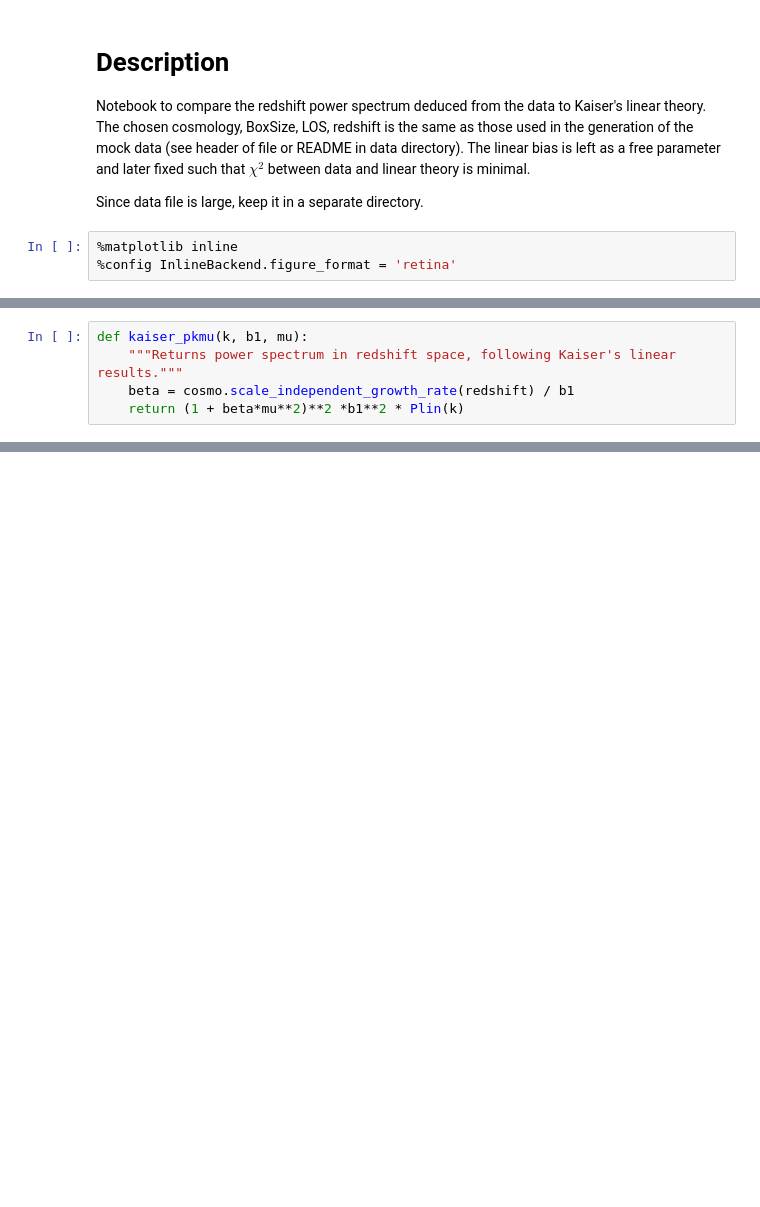
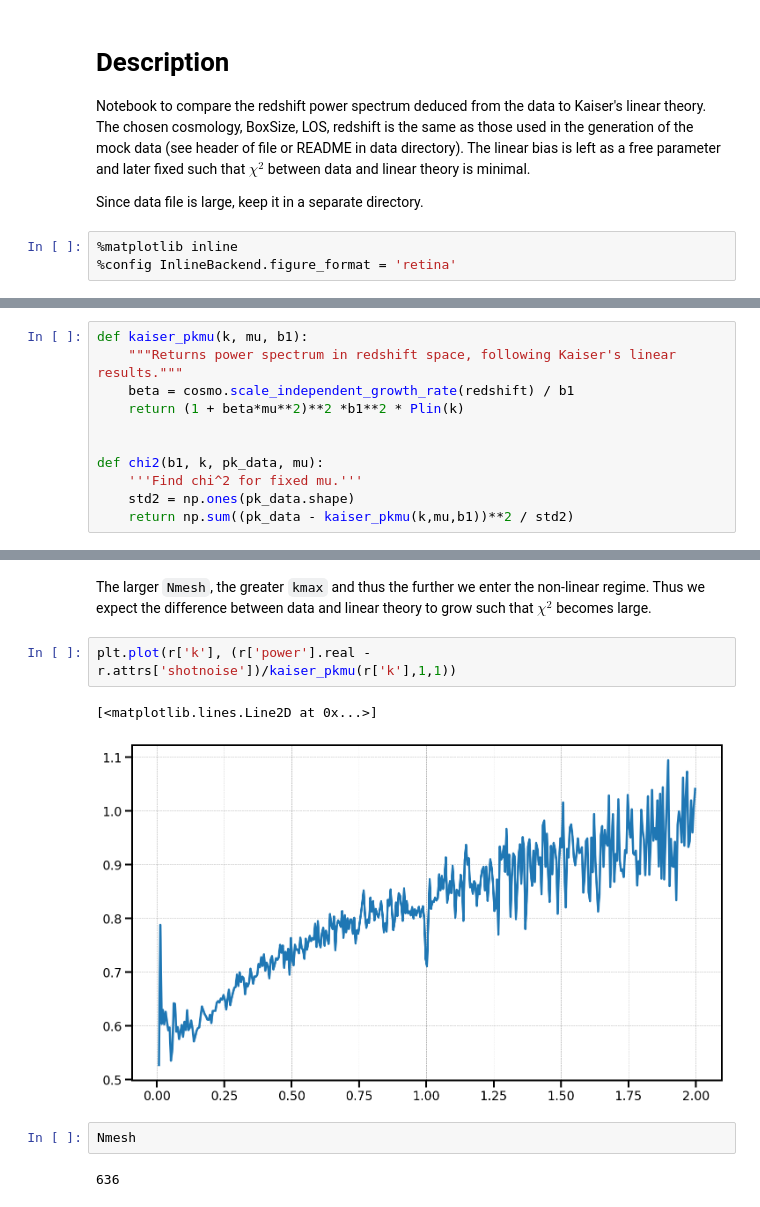
Before and after one commit to JulianWack/IfA-SummerStudent-2022, a Jupyter notebook: Analysis.ipynb, the cells around one changed output, grey strips where cells are left out. Drawn from its saved outputs; the diff is of its cells as text; blank space fills up the shorter version.

```diff
--- a/Analysis.ipynb
+++ b/Analysis.ipynb
@@ -35,7 +37,13 @@ Nk = int((k_max - k_min)/delta_k) # number of bins
 
 kbin = [k_min,k_max,Nk,'lin']
 # %%
-def kaiser_pkmu(k, b1, mu):
+def kaiser_pkmu(k, mu, b1):
     """Returns power spectrum in redshift space, following Kaiser's linear results."""
     beta = cosmo.scale_independent_growth_rate(redshift) / b1
     return (1 + beta*mu**2)**2 *b1**2 * Plin(k)
+
+
+def chi2(b1, k, pk_data, mu):
+    '''Find chi^2 for fixed mu.'''
+    std2 = np.ones(pk_data.shape)
+    return np.sum((pk_data - kaiser_pkmu(k,mu,b1))**2 / std2)
@@ -41,0 +99,11 @@ def kaiser_pkmu(k, b1, mu):
+# %% [markdown]
+The larger `Nmesh`, the greater `kmax` and thus the further we enter the non-linear regime. Thus we expect the difference between data and linear theory to grow such that $\chi^2$ becomes large.
+# %%
+plt.plot(r['k'], (r['power'].real - r.attrs['shotnoise'])/kaiser_pkmu(r['k'],1,1))
+# %% [output]
+[<matplotlib.lines.Line2D at 0x...>]
+[figure, added]
+# %%
+Nmesh
+# %% [output]
+636
```
Also changed, not shown: parts of 5 cells of this notebook, 1 other file.
